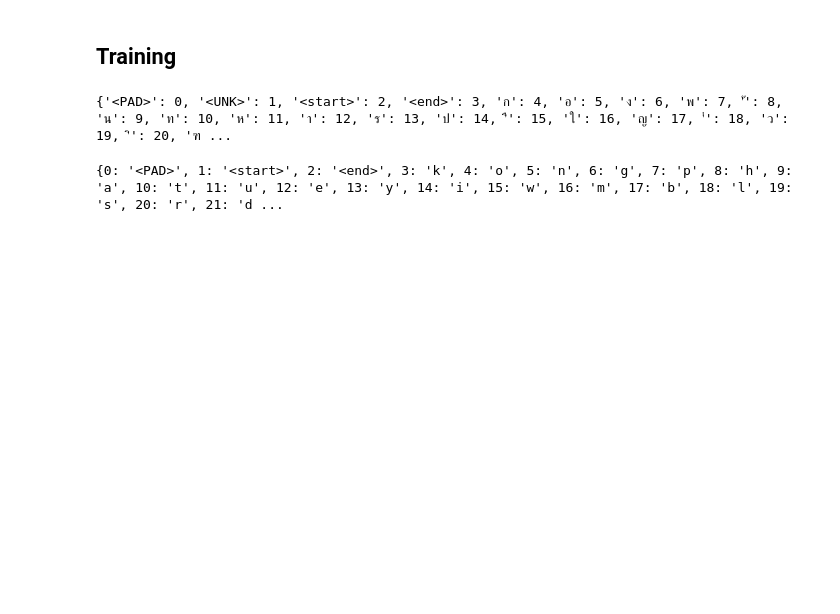
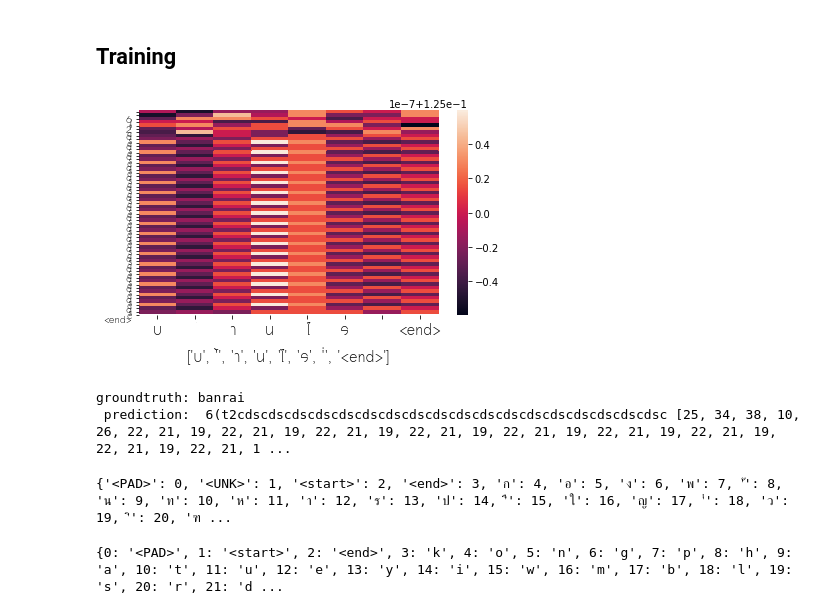
Before and after one commit to artificiala/thai-romanization, a Jupyter notebook: notebook/thai_romanize_pytorch_seq2seq_attention.ipynb, the cells around one changed output. Saved outputs shown, nothing was run; the diff lists cells and outputs as text; code cells hidden in the pictures; blank space fills up the shorter version.

```diff
--- a/notebook/thai_romanize_pytorch_seq2seq_attention.ipynb
+++ b/notebook/thai_romanize_pytorch_seq2seq_attention.ipynb
@@ -70,7 +86,7 @@ sample_data  thai-romanization
 # %% [markdown]
 The csv file contains two columns indicates Thai text and its corresponding English tranliteration
 # %%
-DATA_PATH = './thai-romanization/dataset/data.csv'
+DATA_PATH = '../dataset/data.csv'
 !head $DATA_PATH
 # %% [output]
 กองพันทหารปืนใหญ่       kongphanthahanpuenyai
@@ -603,37 +817,44 @@ class Seq2Seq(nn.Module):
         # create a Tensor of first input for the decoder
         decoder_input = torch.tensor([[start_token] * batch_size]).view(batch_size, 1).to(device)
 
-        # Initiate decoder output as the last state encoder's hidden state
-        decoder_hidden_0 = torch.cat([encoder_hidden[0][0], encoder_hidden[0][1]], dim=1).unsqueeze(dim=0)
-        decoder_hidden_1 = torch.cat([encoder_hidden[1][0], encoder_hidden[1][1]], dim=1).unsqueeze(dim=0)
-        decoder_hidden = (decoder_hidden_0, decoder_hidden_1) # (hidden state, cell state)
+        encoder_hidden_ht = torch.cat([encoder_hidden[0][0], encoder_hidden[0][1]], dim=1).unsqueeze(dim=0)
+        decoder_hidden = encoder_hidden_ht
 
+
+#         print('decoder_hidden', decoder_hidden.size())
         # define a context vector
-        decoder_context = Variable(torch.zeros(encoder_outputs.size(0), encoder_outputs.size(2))).unsqueeze(1).to(device)
+#         decoder_context = Variable(torch.zeros(encoder_outputs.size(0), encoder_outputs.size(2))).unsqueeze(1).to(device)
+
 
         max_source_len = encoder_outputs.size(1)
         mask = self.create_mask(source_seq[:, 0:max_source_len])
 
 
+        attn_weights  = []
+
         for di in range(max_len):
-            decoder_output, decoder_hidden, decoder_context, attn_weights = self.decoder(decoder_input,
-                                                                                    decoder_hidden,
-                                                                                    decoder_context,
-                                                                                    encoder_outputs,
-                                                                                    mask)
+            decoder_output, decoder_hidden, attn_w = self.decoder(decoder_input,
+                                                                decoder_hidden,
+                                                                encoder_outputs,
+                                                                mask)
             # decoder_output: (batch_size, target_vocab_size)
 
             topv, topi = decoder_output.topk(1)
             outputs[di] = decoder_output.to(device)
-
             teacher_force = random.random() < teacher_forcing_ratio
 
+            decoder_input = target_seq[:, di] if teacher_force else topi.detach()
 
-            decoder_input = target_seq[:, di].reshape(batch_size, 1) if teacher_force else topi.detach()
+            if inference:
+#                 print('attn_w', attn_w.size(),attn_w)
+                attn_weights.append(attn_w)
 
             if inference and decoder_input == end_token:
-                return outputs[:di]
-        return outputs
+                return outputs[:di], attn_weights
+
+
+
+        return outputs, attn_weights
 # %% [markdown]
 Initializae model
 # %%
@@ -696,7 +917,8 @@ DEC_EMB_DIM = 128
 DEC_HID_DIM = 256
 DEC_DROPOUT = 0.5
 
-_encoder = Encoder(INPUT_DIM, ENC_EMB_DIM, ENC_HID_DIM)
-_decoder = AttentionDecoder(OUTPUT_DIM, DEC_EMB_DIM, DEC_HID_DIM)
+_encoder = Encoder(INPUT_DIM, ENC_EMB_DIM, ENC_HID_DIM, ENC_DROPOUT)
+_decoder = AttentionDecoder(OUTPUT_DIM, DEC_EMB_DIM, DEC_HID_DIM, DEC_DROPOUT)
 
 model = Seq2Seq(_encoder, _decoder).to(device)
+model
@@ -862,3 +1154,9 @@ def epoch_time(start_time, end_time):
+# %%
+show_inference_example_attn(model, ['บ้านไร่'],  ['banrai'] ,char_2_ix, ix_2_char, target_char_to_ix, ix_to_target_char)
+# %% [output]
+[figure, added]
+groundtruth: banrai
+ prediction:  6(t2cdscdscdscdscdscdscdscdscdscdscdscdscdscdscdscdscdscdsc [25, 34, 38, 10, 26, 22, 21, 19, 22, 21, 19, 22, 21, 19, 22, 21, 19, 22, 21, 19, 22, 21, 19, 22, 21, 19, 22, 21, 19, 22, 21, 1 ...
 # %%
 print(char_2_ix)
 # %% [output]
```
Also changed, not shown: parts of 30 cells of this notebook, 33 other files.
